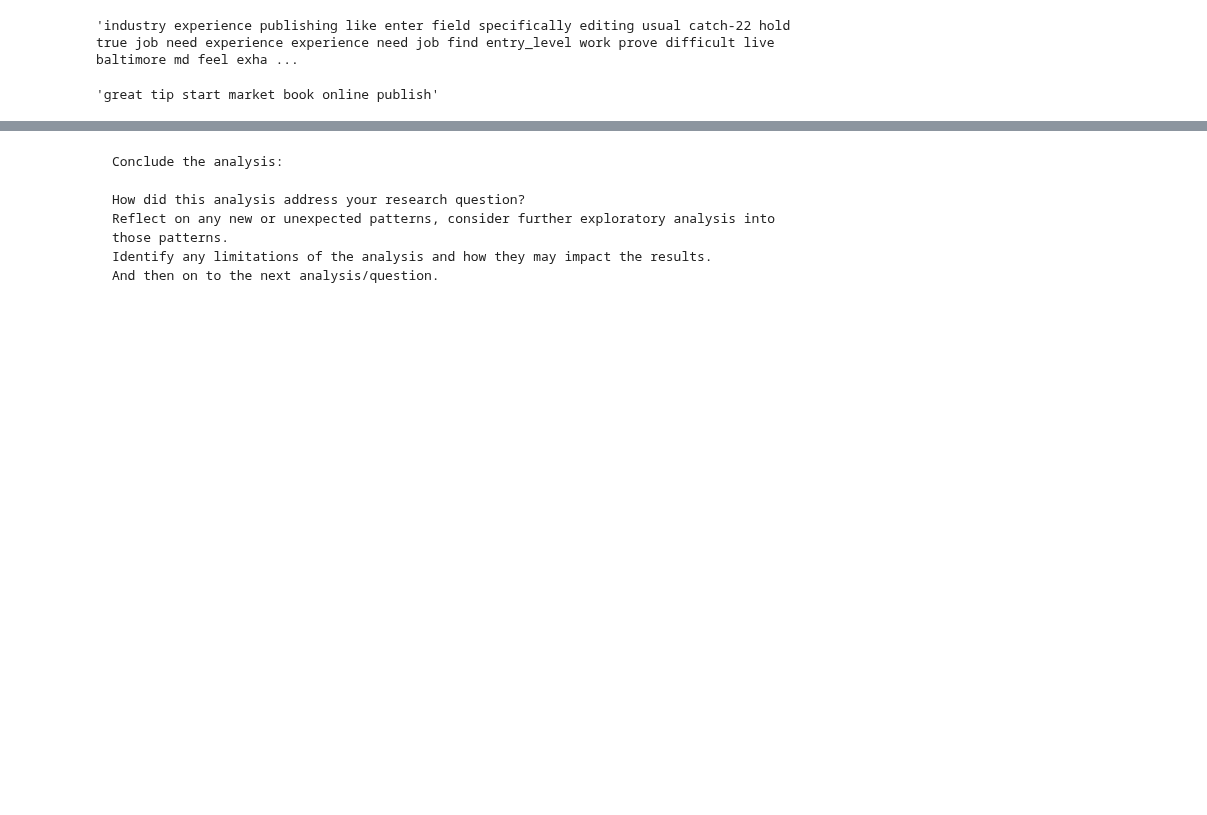
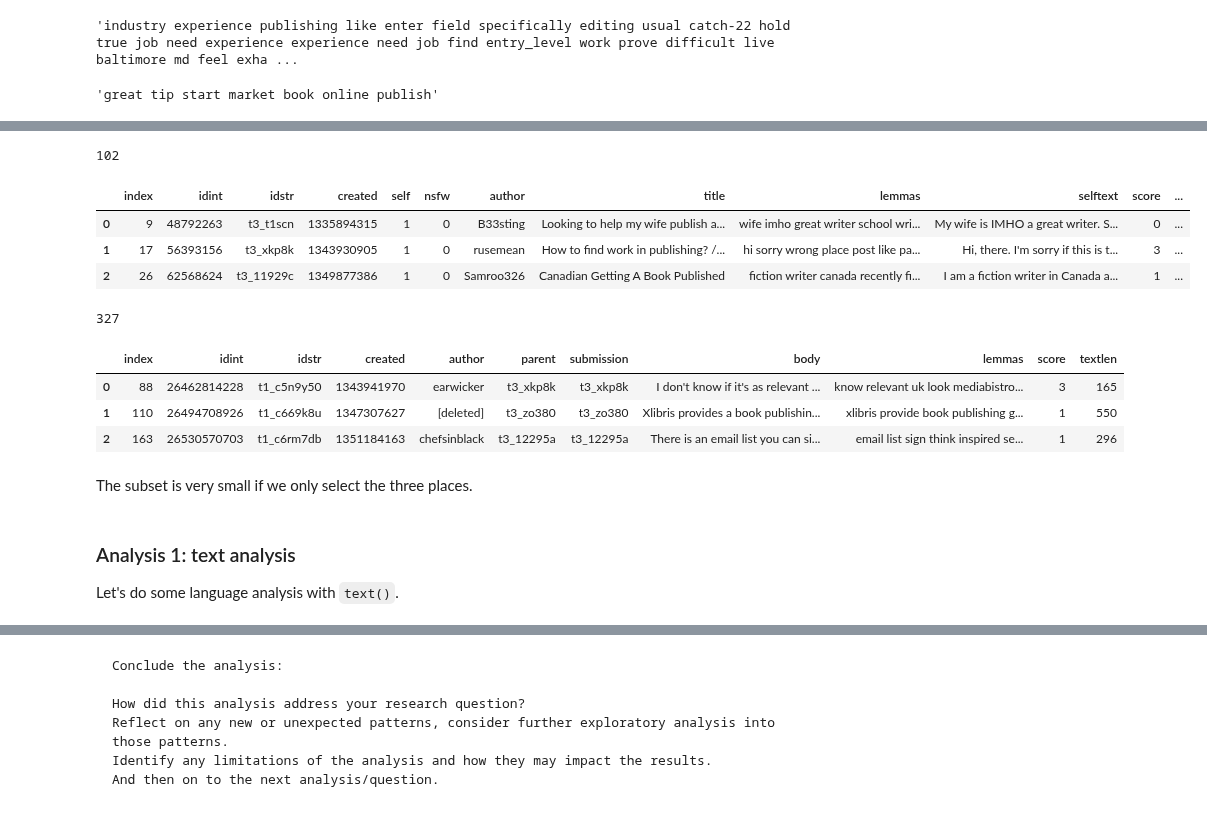
Before and after one commit to meiqingli/dssj_summer2022, a Jupyter notebook: DSSJ_Final_Project_Li.ipynb, the cells around one changed output, grey strips where cells are left out. Cells and saved outputs as stored; diff of their text form; code cells hidden in the pictures; blank space fills up the shorter version.

```diff
--- a/DSSJ_Final_Project_Li.ipynb
+++ b/DSSJ_Final_Project_Li.ipynb
@@ -285,0 +298,27 @@ df_comments_processed = pd.read_csv(url_comments_processed)
+# %%
+len(posts)
+# %% [output]
+102
+# %%
+posts.head(3)
+# %% [output]
+|  | index | idint | idstr | created | self | nsfw | author | title | lemmas | selftext | score | ... |
+| 0 | 9 | 48792263 | t3_t1scn | 1335894315 | 1 | 0 | B33sting | Looking to help my wife publish a... | wife imho great writer school wri... | My wife is IMHO a great writer. S... | 0 | ... |
+| 1 | 17 | 56393156 | t3_xkp8k | 1343930905 | 1 | 0 | rusemean | How to find work in publishing? /... | hi sorry wrong place post like pa... | Hi, there. I'm sorry if this is t... | 3 | ... |
+| 2 | 26 | 62568624 | t3_11929c | 1349877386 | 1 | 0 | Samroo326 | Canadian Getting A Book Published | fiction writer canada recently fi... | I am a fiction writer in Canada a... | 1 | ... |
+# %%
+len(comments)
+# %% [output]
+327
+# %%
+comments.head(3)
+# %% [output]
+|  | index | idint | idstr | created | author | parent | submission | body | lemmas | score | textlen |
+| 0 | 88 | 26462814228 | t1_c5n9y50 | 1343941970 | earwicker | t3_xkp8k | t3_xkp8k | I don't know if it's as relevant ... | know relevant uk look mediabistro... | 3 | 165 |
+| 1 | 110 | 26494708926 | t1_c669k8u | 1347307627 | [deleted] | t3_zo380 | t3_zo380 | Xlibris provides a book publishin... | xlibris provide book publishing g... | 1 | 550 |
+| 2 | 163 | 26530570703 | t1_c6rm7db | 1351184163 | chefsinblack | t3_12295a | t3_12295a | There is an email list you can si... | email list sign think inspired se... | 1 | 296 |
+# %% [markdown]
+The subset is very small if we only select the three places.
+# %% [markdown]
+### Analysis 1: text analysis
+Let's do some language analysis with `text()`.
```
Also changed, not shown: parts of 22 cells of this notebook.
